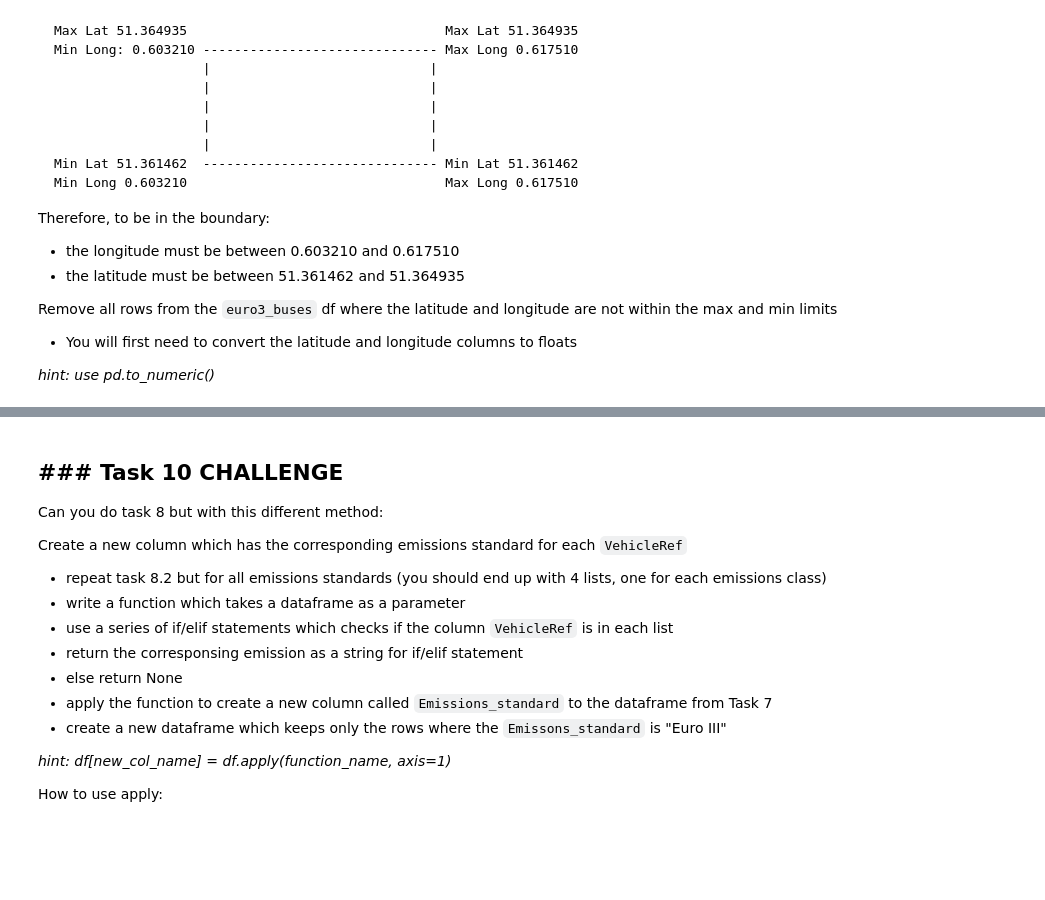
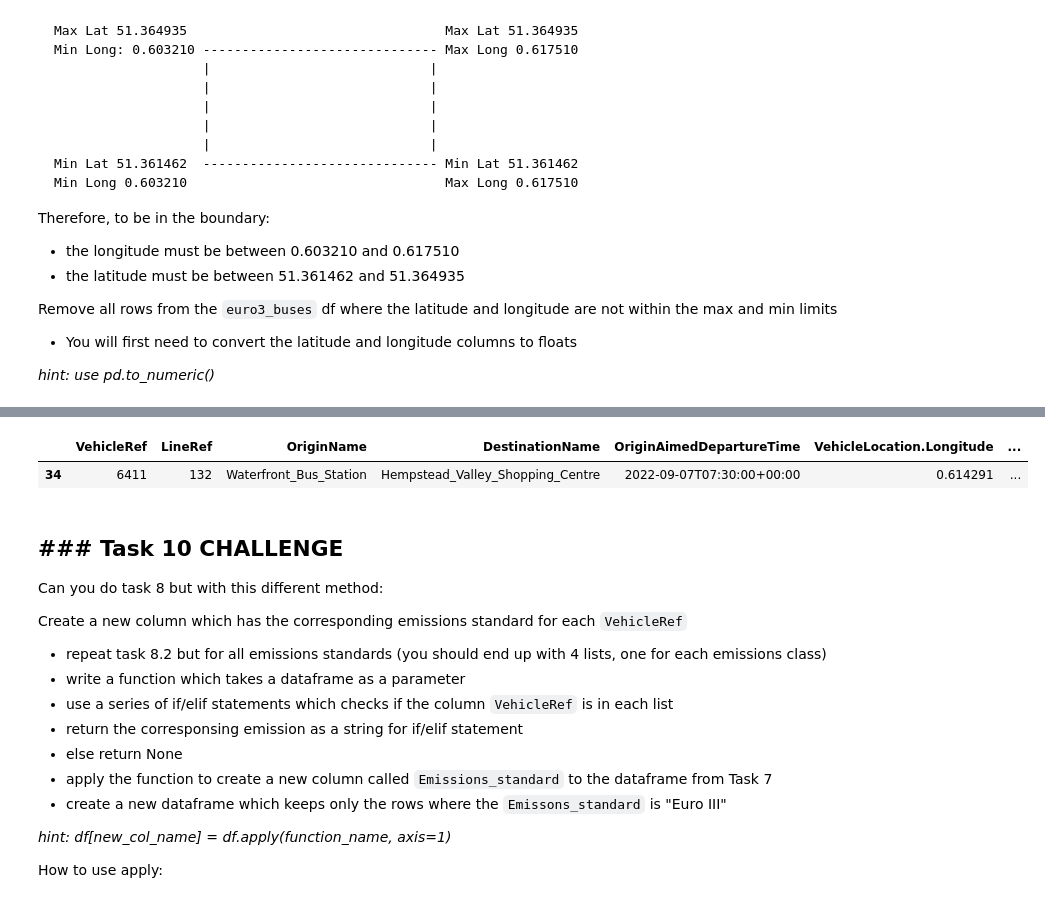
Before and after one commit to JackSandford/ECK, a Jupyter notebook: Projects/Bus_Data_dataset_simplification.ipynb, the cells around one changed output, grey strips where cells are left out. Saved outputs shown, nothing was run; the diff lists cells and outputs as text; code cells hidden in the pictures; blank space fills up the shorter version.

```diff
--- a/Projects/Bus_Data_dataset_simplification.ipynb
+++ b/Projects/Bus_Data_dataset_simplification.ipynb
@@ -340,3 +316,25 @@ for row in zip(euro3_buses['VehicleLocation.Longitude'], euro3_buses['VehicleLoc
+# %%
+euro3_buses['VehicleLocation.Longitude'] = euro3_buses['VehicleLocation.Longitude'].astype(float)
+euro3_buses['VehicleLocation.Latitude'] = euro3_buses['VehicleLocation.Latitude'].astype(float)
+count = 0
+# for row in zip(euro3_buses['VehicleLocation.Longitude'], euro3_buses['VehicleLocation.Latitude']):
+#   if float(row[0]) > 0.603210 and float(row[0]) < 0.617510:
+#     if float(row[1]) > 51.361462 and float(row[1]) < 51.364935:
+#       print(row)
+#       count = count + 1
+#       continue
+#   #euro3_buses.drop(row[0], axis = 0)
+#   #print(euro3_buses['VehicleLocation.Longitude'].index[str(row[0])])
+#   #else: euro3_buses.drop([euro3_buses['VehicleLocation.Longitude'].index[row[0]]])
+# display(euro3_buses)
+# print(count)
+
+euro3_buseslon = euro3_buses[(euro3_buses['VehicleLocation.Longitude'] > 0.603210) & (euro3_buses['VehicleLocation.Longitude'] < 0.617510)]
+euro3_area = euro3_buseslon[(euro3_buseslon['VehicleLocation.Latitude'] > 51.361462) & (euro3_buseslon['VehicleLocation.Latitude'] < 51.364935)]
+display(euro3_area)
+# %% [output]
+|  | VehicleRef | LineRef | OriginName | DestinationName | OriginAimedDepartureTime | VehicleLocation.Longitude | ... |
+| 34 | 6411 | 132 | Waterfront_Bus_Station | Hempstead_Valley_Shopping_Centre | 2022-09-07T07:30:00+00:00 | 0.614291 | ... |
 # %% [markdown]
 ### Task 10 CHALLENGE
 ---
```
Also changed, not shown: parts of 1 cell of this notebook.
